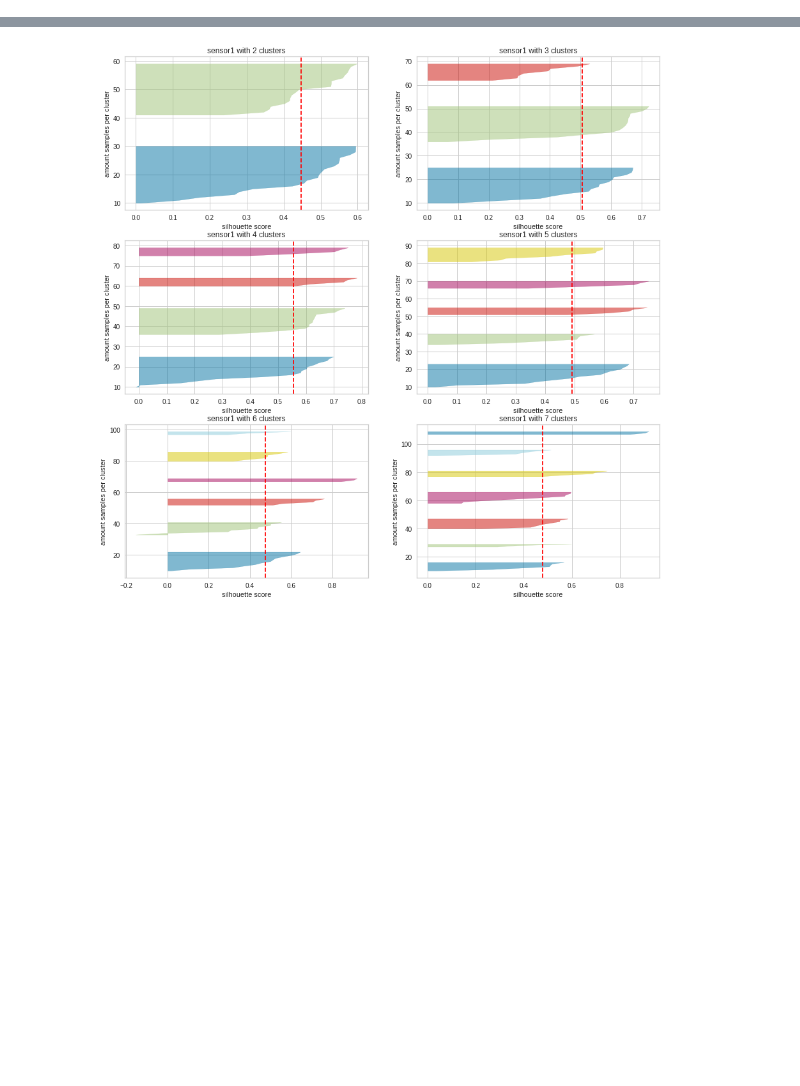
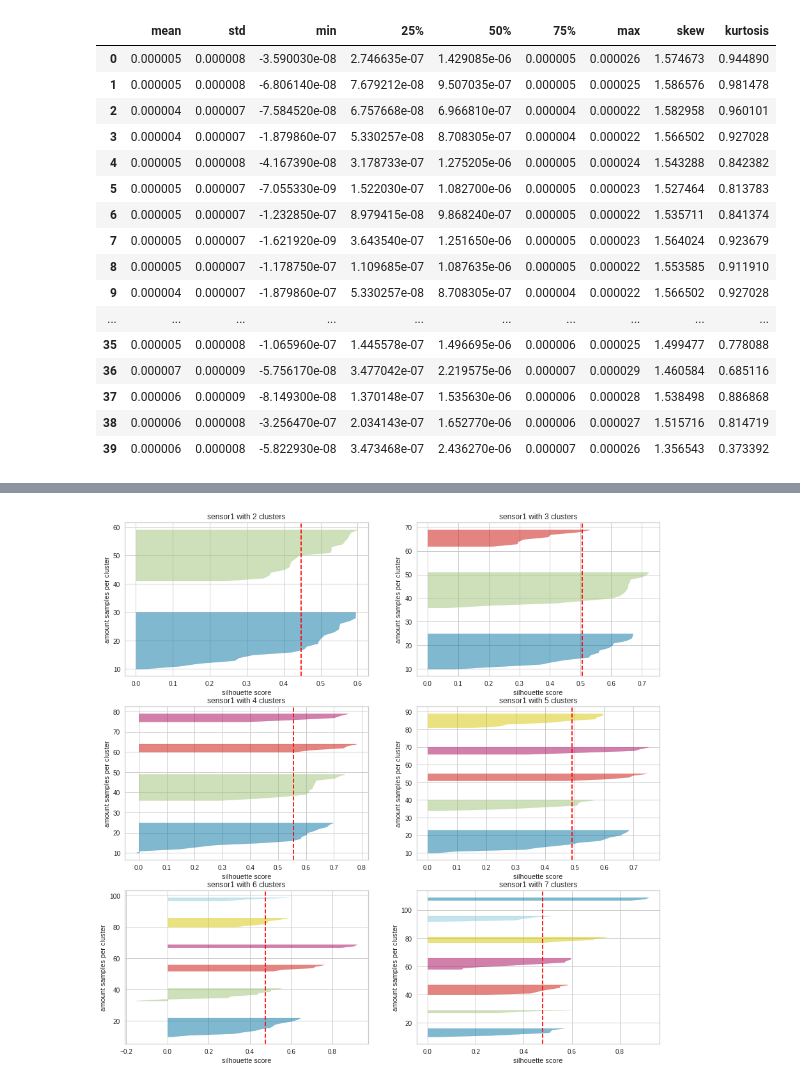
Before and after one commit to lucasvoltera/ic-sensors, a Jupyter notebook: voltametria.ipynb, the cells around one changed output, grey strips where cells are left out. Drawn from its saved outputs; the diff is of its cells as text; code cells hidden in the pictures; blank space fills up the shorter version.

```diff
--- a/voltametria.ipynb
+++ b/voltametria.ipynb
@@ -148,3 +163,24 @@ df2.describe()
+# %%
+stats_sensor2 = extractingStatistics(df2)
+stats_sensor2
+# %% [output]
+|  | mean | std | min | 25% | 50% | 75% | max | skew | kurtosis |
+| 0 | 0.000005 | 0.000008 | -3.590030e-08 | 2.746635e-07 | 1.429085e-06 | 0.000005 | 0.000026 | 1.574673 | 0.944890 |
+| 1 | 0.000005 | 0.000008 | -6.806140e-08 | 7.679212e-08 | 9.507035e-07 | 0.000005 | 0.000025 | 1.586576 | 0.981478 |
+| 2 | 0.000004 | 0.000007 | -7.584520e-08 | 6.757668e-08 | 6.966810e-07 | 0.000004 | 0.000022 | 1.582958 | 0.960101 |
+| 3 | 0.000004 | 0.000007 | -1.879860e-07 | 5.330257e-08 | 8.708305e-07 | 0.000004 | 0.000022 | 1.566502 | 0.927028 |
+| 4 | 0.000005 | 0.000008 | -4.167390e-08 | 3.178733e-07 | 1.275205e-06 | 0.000005 | 0.000024 | 1.543288 | 0.842382 |
+| 5 | 0.000005 | 0.000007 | -7.055330e-09 | 1.522030e-07 | 1.082700e-06 | 0.000005 | 0.000023 | 1.527464 | 0.813783 |
+| 6 | 0.000005 | 0.000007 | -1.232850e-07 | 8.979415e-08 | 9.868240e-07 | 0.000005 | 0.000022 | 1.535711 | 0.841374 |
+| 7 | 0.000005 | 0.000007 | -1.621920e-09 | 3.643540e-07 | 1.251650e-06 | 0.000005 | 0.000023 | 1.564024 | 0.923679 |
+| 8 | 0.000005 | 0.000007 | -1.178750e-07 | 1.109685e-07 | 1.087635e-06 | 0.000005 | 0.000022 | 1.553585 | 0.911910 |
+| 9 | 0.000004 | 0.000007 | -1.879860e-07 | 5.330257e-08 | 8.708305e-07 | 0.000004 | 0.000022 | 1.566502 | 0.927028 |
+| ... | ... | ... | ... | ... | ... | ... | ... | ... | ... |
+| 35 | 0.000005 | 0.000008 | -1.065960e-07 | 1.445578e-07 | 1.496695e-06 | 0.000006 | 0.000025 | 1.499477 | 0.778088 |
+| 36 | 0.000007 | 0.000009 | -5.756170e-08 | 3.477042e-07 | 2.219575e-06 | 0.000007 | 0.000029 | 1.460584 | 0.685116 |
+| 37 | 0.000006 | 0.000009 | -8.149300e-08 | 1.370148e-07 | 1.535630e-06 | 0.000006 | 0.000028 | 1.538498 | 0.886868 |
+| 38 | 0.000006 | 0.000008 | -3.256470e-07 | 2.034143e-07 | 1.652770e-06 | 0.000006 | 0.000027 | 1.515716 | 0.814719 |
+| 39 | 0.000006 | 0.000008 | -5.822930e-08 | 3.473468e-07 | 2.436270e-06 | 0.000007 | 0.000026 | 1.356543 | 0.373392 |
 # %%
 def plotParallelCoordinates(df, title, xlabel, ylabel, target, colors):
     fig, ax = plt.subplots(nrows = 1, ncols = 1, figsize = (15,15))
```
Also changed, not shown: parts of 15 cells of this notebook.
